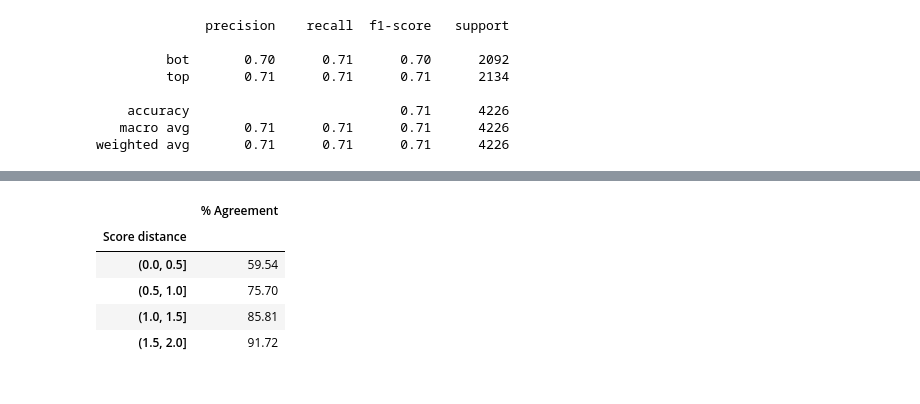
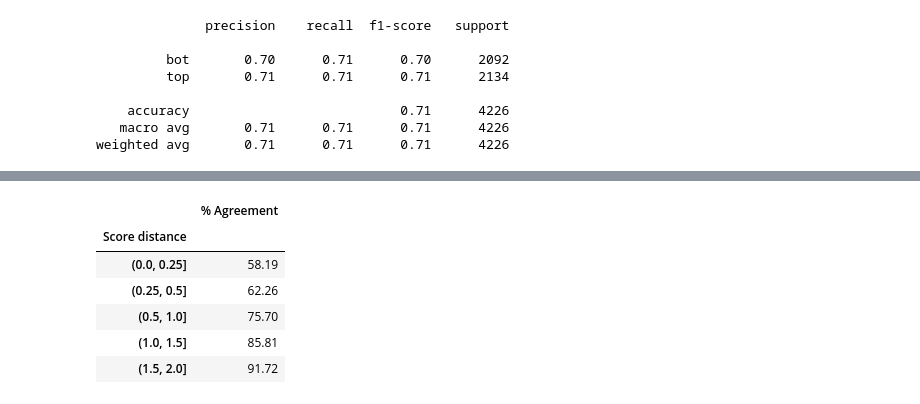
Before and after one commit to gustavidun/YouTube-Algorithm-Audit, a Jupyter notebook: notebooks/slant_model_analysis.ipynb, the cells around one changed output, grey strips where cells are left out. Cells and saved outputs as stored; diff of their text form; code cells hidden in the pictures.

```diff
--- a/notebooks/slant_model_analysis.ipynb
+++ b/notebooks/slant_model_analysis.ipynb
@@ -67,6 +59,8 @@ rows = [
 vid_df = pd.DataFrame.from_records(rows)
 vid_df.to_pickle("../data/slant/human_labels/vid_metadata.pkl")
 # %%
+vid_df = pd.read_pickle("../data/slant/human_labels/vid_metadata.pkl")
+
 df_merged = (
     df
     .merge(vid_df, how="left", left_on="top_video_id", right_on="video_id")
@@ -203,22 +235,23 @@ const          0.1225      0.053      2.321      0.020       0.019       0.226
 dist           1.3894      0.083     16.823      0.000       1.227       1.551
 ==============================================================================
 # %%
-bins = [0, 0.5, 1.0, 1.5, 2.0]
+bins = [0, 0.25, 0.5, 1.0, 1.5, 2.0]
 final_df["Score distance"] = pd.cut(final_df["dist"], bins=bins)
 
 table = (
     final_df.groupby("Score distance")
     .agg({"agree": "mean"})
     .rename(columns={"agree": "% Agreement"})
 )
 
 table["% Agreement"] = (table["% Agreement"] * 100).round(2)
 
 table
 # %% [output]
 |  | % Agreement |
 | Score distance |  |
-| (0.0, 0.5] | 59.54 |
+| (0.0, 0.25] | 58.19 |
+| (0.25, 0.5] | 62.26 |
 | (0.5, 1.0] | 75.70 |
 | (1.0, 1.5] | 85.81 |
 | (1.5, 2.0] | 91.72 |
```
Also changed, not shown: parts of 9 cells of this notebook, 4 other files.
